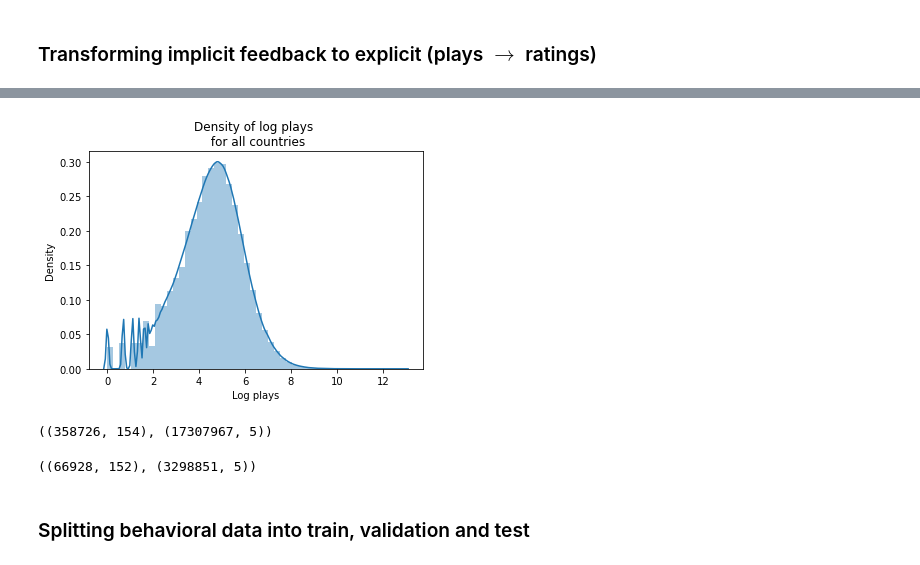
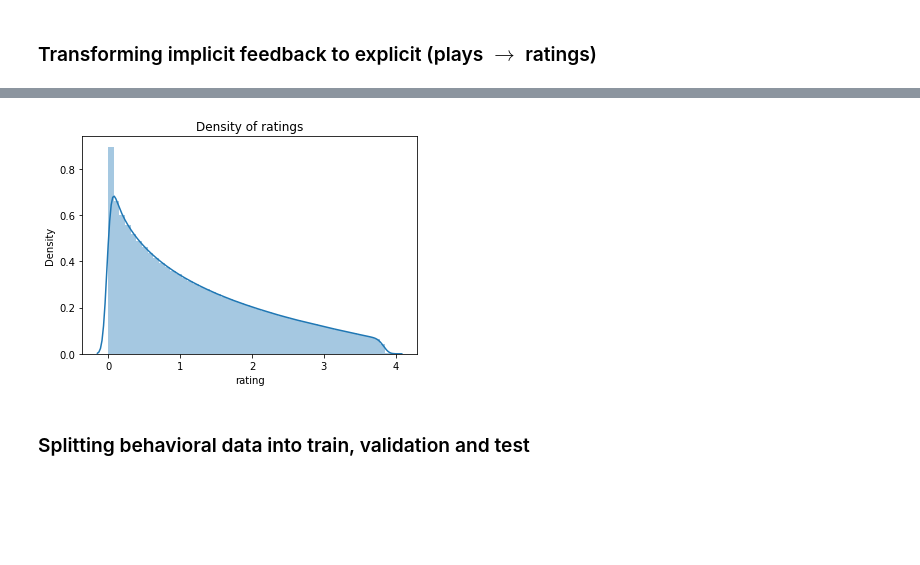
Before and after one commit to TimofeevAlex/LastFM, a Jupyter notebook: preprocessing.ipynb, the cells around one changed output, grey strips where cells are left out. Cells and saved outputs as stored; diff of their text form; code cells hidden in the pictures; blank space fills up the shorter version.

```diff
--- a/preprocessing.ipynb
+++ b/preprocessing.ipynb
@@ -25,7 +25,8 @@ The autoreload extension is already loaded. To reload it, use:
 # %% [markdown]
 ### Reading the dataset
 # %%
-lastfm_360_demo = pd.read_csv('lastfm-dataset-360K/usersha1-profile.tsv', sep='\t', header=None,
+datafolder = 'lastfm-dataset-360K'
+lastfm_360_demo = pd.read_csv(os.path.join(datafolder, 'usersha1-profile.tsv'), sep='\t', header=None,
                              names=['user_email', 'gender', 'age', 'country', 'signup'])
-lastfm_360_behav = pd.read_csv('lastfm-dataset-360K/usersha1-artmbid-artname-plays.tsv', sep='\t', header=None,
+lastfm_360_behav = pd.read_csv(os.path.join(datafolder, 'usersha1-artmbid-artname-plays.tsv'), sep='\t', header=None,
                               names=['user_email', 'artist_id', 'artist_name', 'plays'])
@@ -270,18 +283,9 @@ sns.distplot(lastfm_360_behav['rating'])
 # %%
-g = sns.distplot(np.log(lastfm_360_behav['plays']))
-g.set_title('Density of log plays \n for all countries')
-g.set_xlabel('Log plays')
-plt.savefig('figs/log_plays_all.png')
+g = sns.distplot(lastfm_360_behav['rating'])
+g.set_title('Density of ratings')
+plt.savefig('figs/ratings.png')
 # %% [output]
-[figure, old version]
+[figure, new version]
-# %%
-lastfm_360_demo.shape, lastfm_360_behav.shape,
-# %% [output]
-((358726, 154), (17307967, 5))
-# %%
-((66928, 152), (3298851, 5))
-# %% [output]
-((66928, 152), (3298851, 5))
 # %% [markdown]
 ### Splitting behavioral data into train, validation and test
 # %%
```
Also changed, not shown: parts of 35 cells of this notebook, 6 other files.
